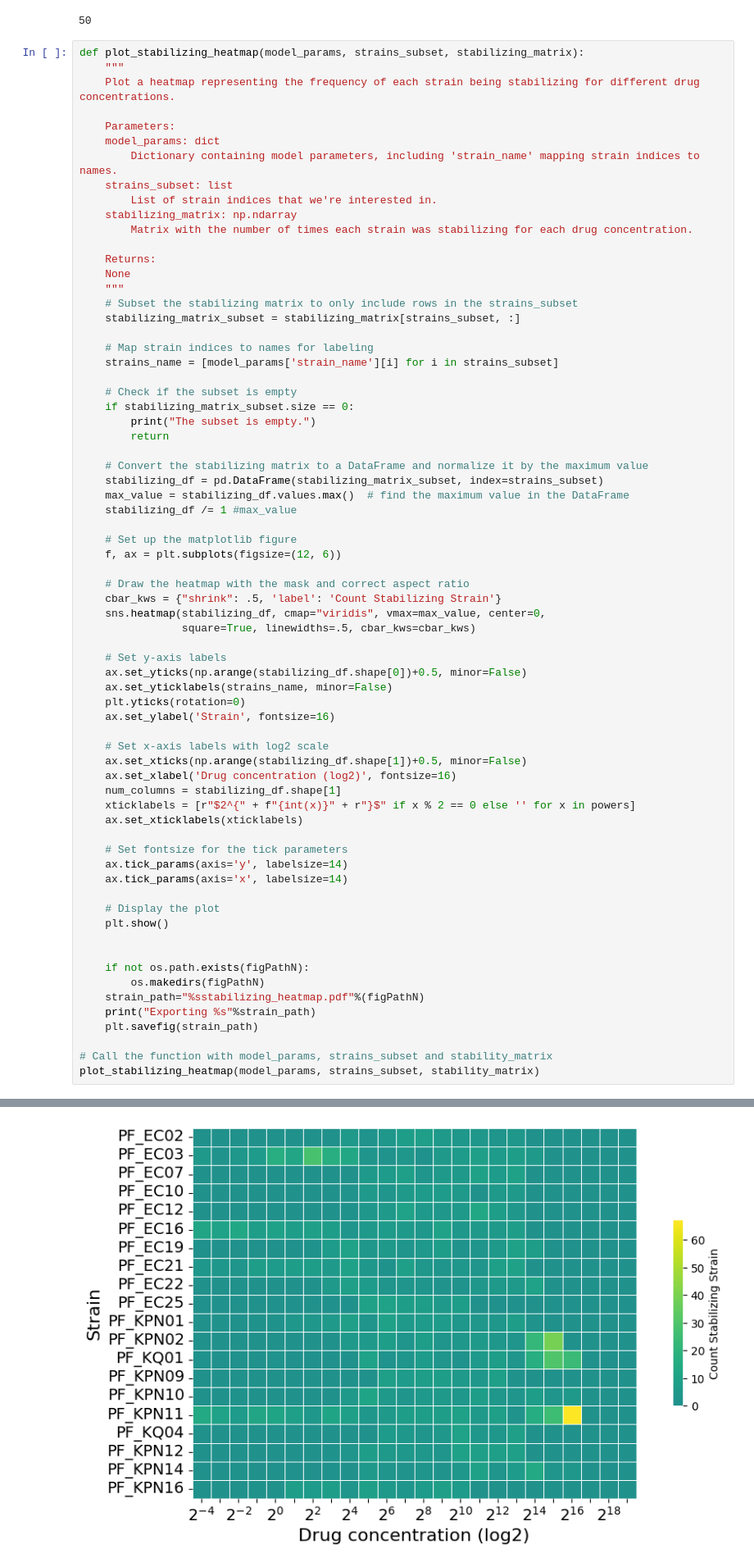
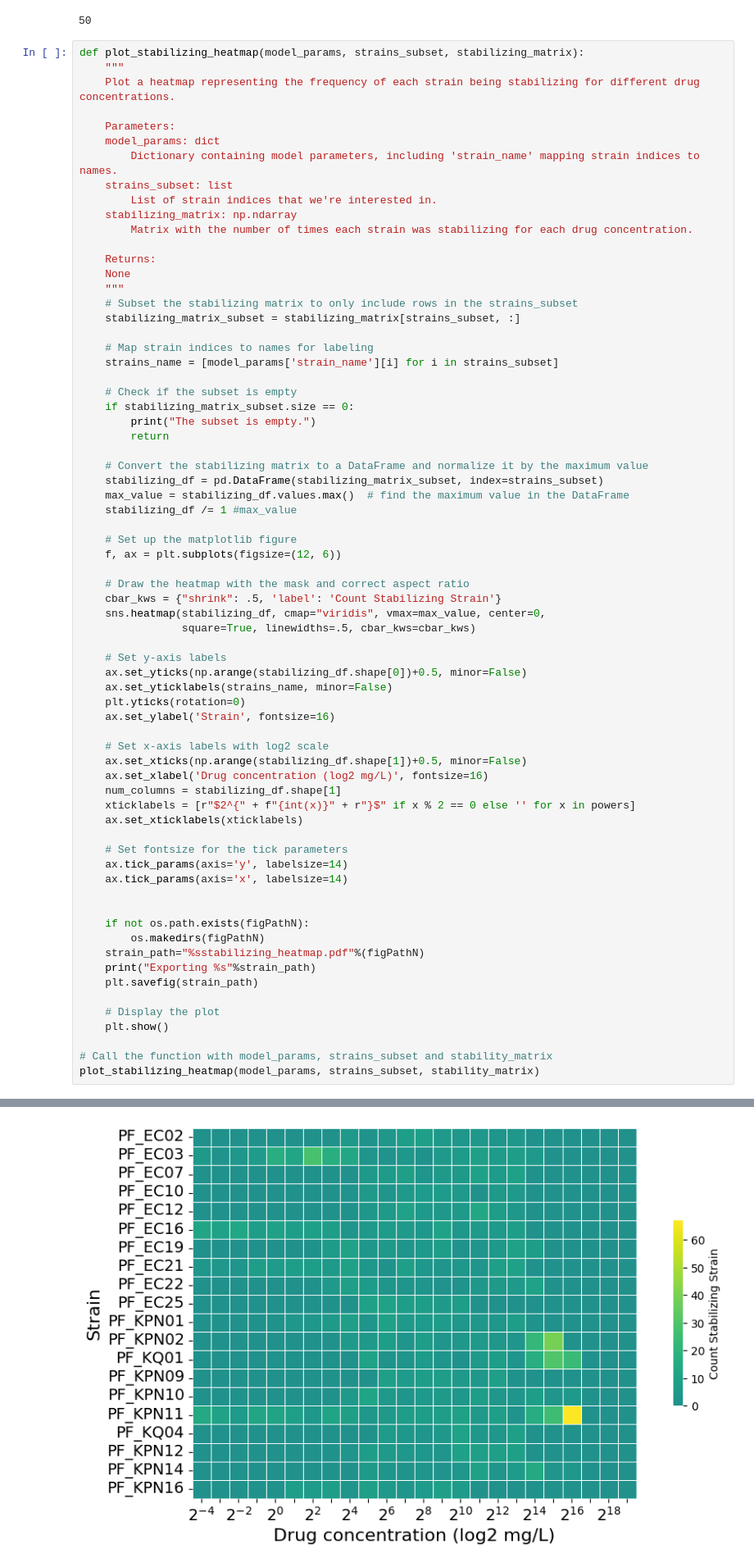
Before and after one commit to ccg-esb/EvK, a Jupyter notebook: py_pOXA48_SI7_knockout_analysis.ipynb, the cells around one changed output, grey strips where cells are left out. Shown at 82% size. Cells and saved outputs as stored; diff of their text form.

```diff
--- a/py_pOXA48_SI7_knockout_analysis.ipynb
+++ b/py_pOXA48_SI7_knockout_analysis.ipynb
@@ -640,7 +638,7 @@ def plot_stabilizing_heatmap(model_params, strains_subset, stabilizing_matrix):
 
     # Set x-axis labels with log2 scale
     ax.set_xticks(np.arange(stabilizing_df.shape[1])+0.5, minor=False)
-    ax.set_xlabel('Drug concentration (log2)', fontsize=16)
+    ax.set_xlabel('Drug concentration (log2 mg/L)', fontsize=16)
     num_columns = stabilizing_df.shape[1]
     xticklabels = [r"$2^{" + f"{int(x)}" + r"}$" if x % 2 == 0 else '' for x in powers]
     ax.set_xticklabels(xticklabels)
@@ -649,9 +647,6 @@ def plot_stabilizing_heatmap(model_params, strains_subset, stabilizing_matrix):
     ax.tick_params(axis='y', labelsize=14)
     ax.tick_params(axis='x', labelsize=14)
 
-    # Display the plot
-    plt.show()
-
 
     if not os.path.exists(figPathN):
         os.makedirs(figPathN)
@@ -659,6 +654,9 @@ def plot_stabilizing_heatmap(model_params, strains_subset, stabilizing_matrix):
     print("Exporting %s"%strain_path)
     plt.savefig(strain_path)
 
+    # Display the plot
+    plt.show()
+
 # Call the function with model_params, strains_subset and stability_matrix
 plot_stabilizing_heatmap(model_params, strains_subset, stability_matrix)
 # %% [output]
@@ -665 +664 @@ plot_stabilizing_heatmap(model_params, strains_subset, stability_matrix)
-[figure, old version]
+[figure, new version]
```
Also changed, not shown: parts of 5 cells of this notebook.
